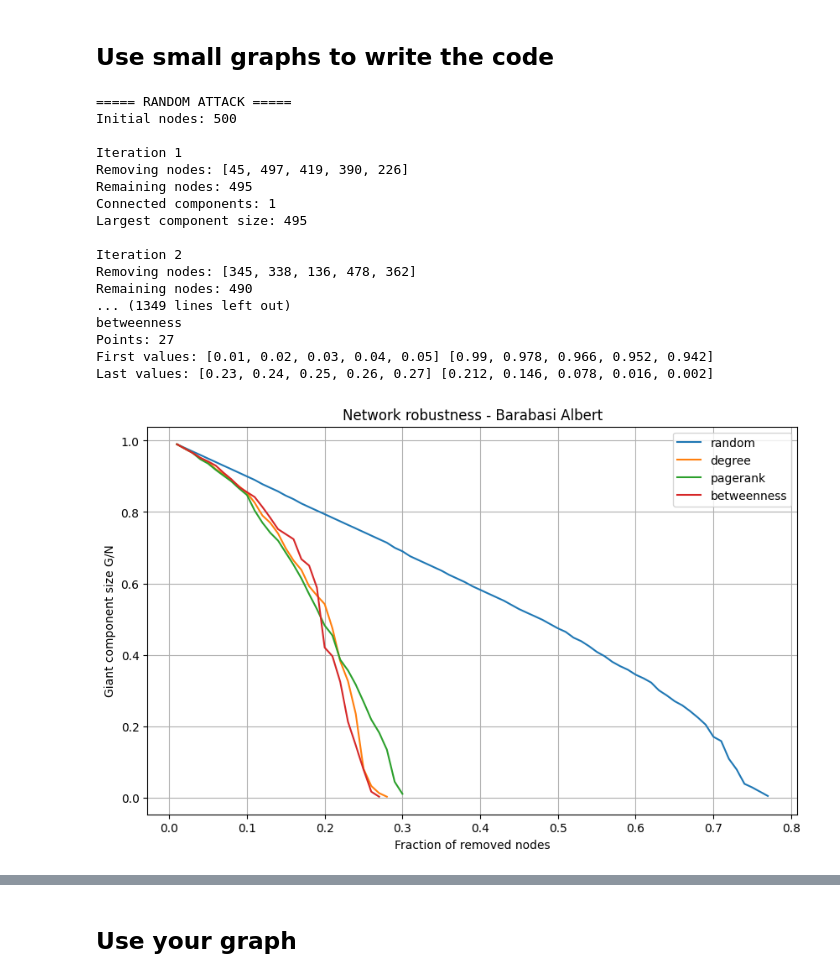
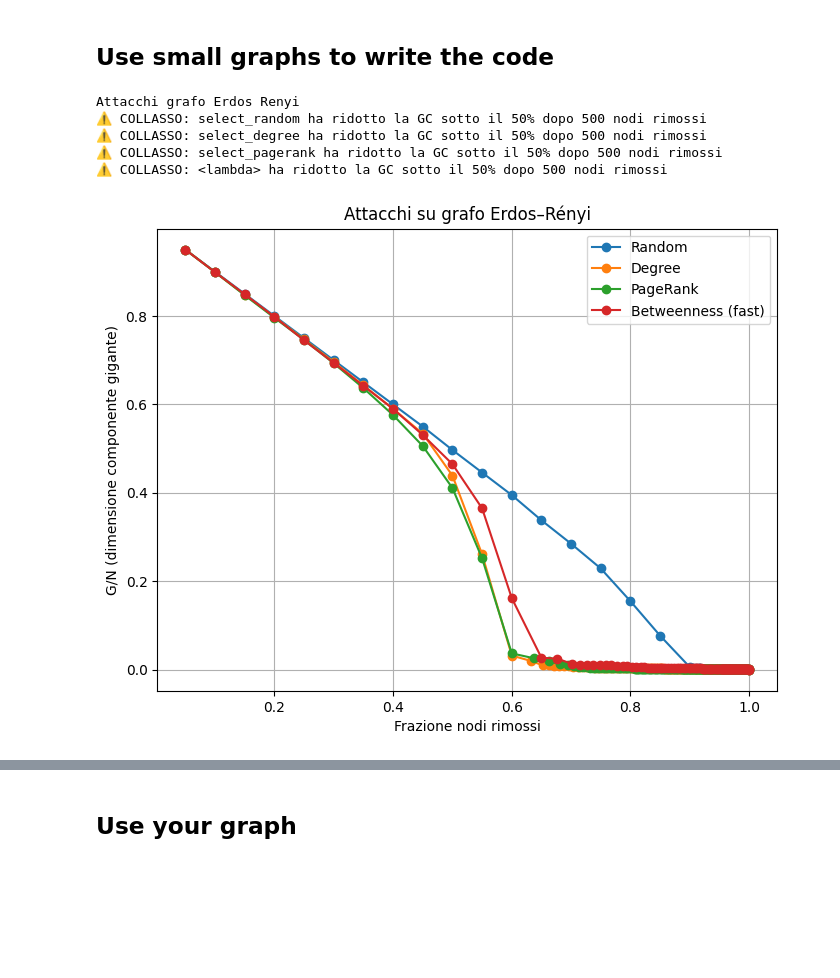
Before and after one commit to CamillaMagistrello/NETWORK_ANALYSIS, a Jupyter notebook: ASSIGNMENTS/src/assignment2.ipynb, the cells around one changed output, grey strips where cells are left out. Saved outputs shown, nothing was run; the diff lists cells and outputs as text; code cells hidden in the pictures; blank space fills up the shorter version.

```diff
--- a/ASSIGNMENTS/src/assignment2.ipynb
+++ b/ASSIGNMENTS/src/assignment2.ipynb
@@ -87,47 +132,45 @@ def attack(G, strategy, step=1):
+# %%
+def plot_results(results, title="Robustezza della rete"):
+    """
+    Disegna le curve G/N in funzione della frazione di nodi rimossi.
+    Ogni curva rappresenta una strategia di attacco.
+    """
+    plt.figure(figsize=(8,6))
+    for name, (x, y) in results.items():
+        plt.plot(x, y, marker='o', label=name)
+    plt.xlabel("Frazione nodi rimossi")
+    plt.ylabel("G/N (dimensione componente gigante)")
+    plt.title(title)
+    plt.grid(True)
+    plt.legend()
+    plt.show()
+# %%
+batch_ER = 50      # ER → collasso lento → batch piccolo
+batch_BA = 25      # BA → collasso rapido → batch medio
+batch_ANIME = 200  # Anime → grafo grande → batch più grande
 # %% [markdown]
 ## Use small graphs to write the code
 # %%
-G = nx.barabasi_albert_graph(500, 3)
-strategies = [
-    "random",
-    "degree",
-    "pagerank",
-    "betweenness"
-]
+G_ER = nx.erdos_renyi_graph(1000, 0.01)
+results_ER = {}
+print("Attacchi grafo Erdos Renyi")
 
-plt.figure(figsize=(10, 6))
-for strategy in strategies:
-    x, y = attack(G, strategy, step=5)
-    print(strategy)
-    print("Points:", len(x))
-    print("First values:", x[:5], y[:5])
-    print("Last values:", x[-5:], y[-5:])
-    print()
+results_ER["Random"] = simulate_attack(G_ER, select_random, batch_size=batch_ER)
+results_ER["Degree"] = simulate_attack(G_ER, select_degree, batch_size=batch_ER)
+results_ER["PageRank"] = simulate_attack(G_ER, select_pagerank, batch_size=batch_ER)
+results_ER["Betweenness (fast)"] = simulate_attack(
+    G_ER,
+    lambda G, k: select_betweenness_fast(G, k, sample_size=300),
+    batch_size=batch_ER
+)
 
-    plt.plot(x, y, label=strategy)
-
-plt.xlabel("Fraction of removed nodes")
-plt.ylabel("Giant component size G/N")
-plt.title("Network robustness - Barabasi Albert")
-plt.legend()
-plt.grid()
-plt.show()
+plot_results(results_ER, "Attacchi su grafo Erdos–Rényi")
+for name, (_, y) in results_ER.items():
+    print(name, min(y))
 # %% [output]
-===== RANDOM ATTACK =====
-Initial nodes: 500
-
-Iteration 1
-Removing nodes: [45, 497, 419, 390, 226]
-Remaining nodes: 495
-Connected components: 1
-Largest component size: 495
-
-Iteration 2
-Removing nodes: [345, 338, 136, 478, 362]
-Remaining nodes: 490
-... (1349 lines left out)
-betweenness
-Points: 27
-First values: [0.01, 0.02, 0.03, 0.04, 0.05] [0.99, 0.978, 0.966, 0.952, 0.942]
-Last values: [0.23, 0.24, 0.25, 0.26, 0.27] [0.212, 0.146, 0.078, 0.016, 0.002]
+Attacchi grafo Erdos Renyi
+⚠️ COLLASSO: select_random ha ridotto la GC sotto il 50% dopo 500 nodi rimossi
+⚠️ COLLASSO: select_degree ha ridotto la GC sotto il 50% dopo 500 nodi rimossi
+⚠️ COLLASSO: select_pagerank ha ridotto la GC sotto il 50% dopo 500 nodi rimossi
+⚠️ COLLASSO: <lambda> ha ridotto la GC sotto il 50% dopo 500 nodi rimossi
-[figure, old version]
+[figure, new version]
```
Also changed, not shown: parts of 41 cells of this notebook, 4 other files.
